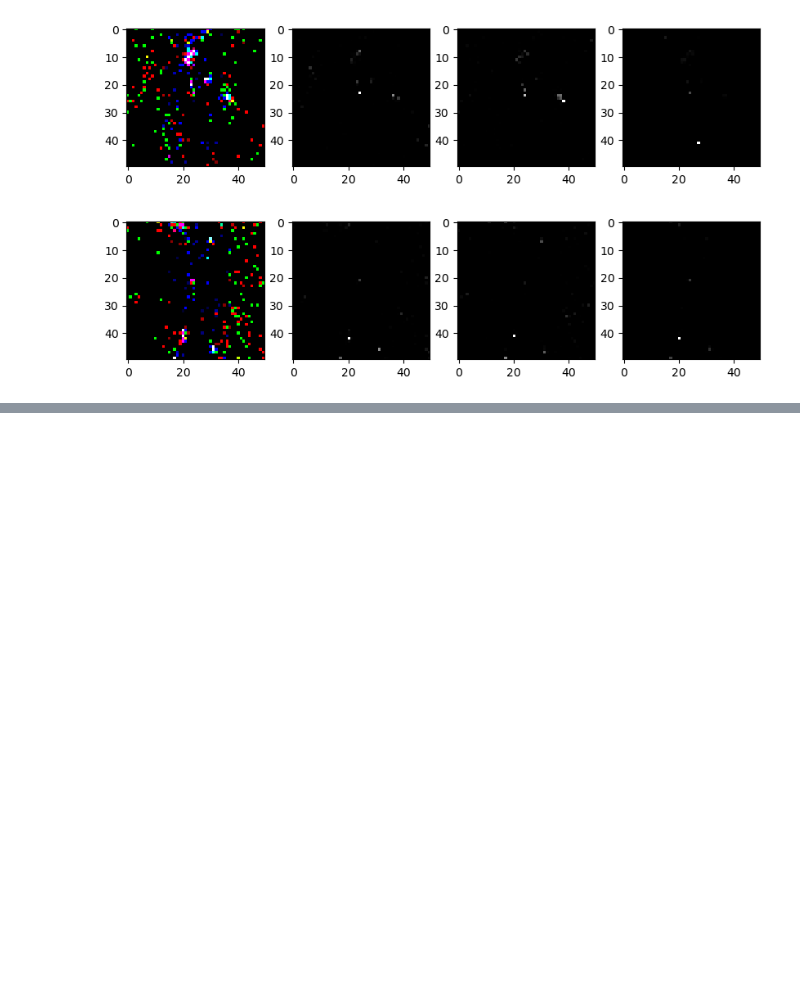
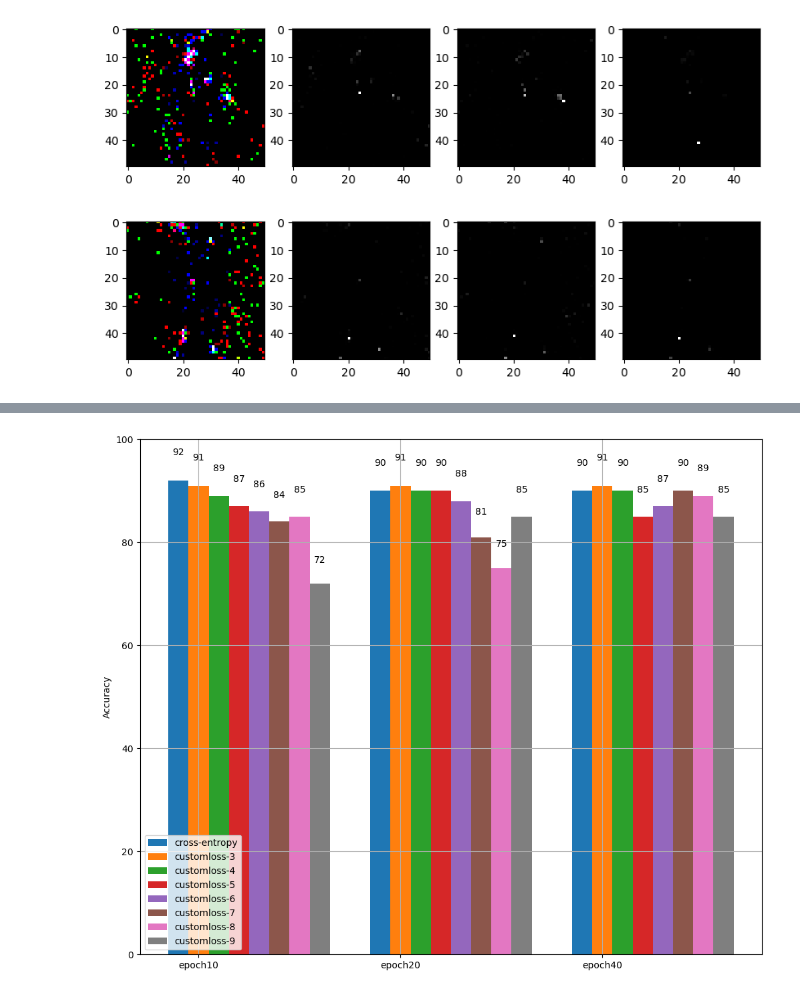
Before and after one commit to 591291-hvl/Bachelor, a Jupyter notebook: Code/notebooks/Tester/visualizer.ipynb, the cells around one changed output, grey strips where cells are left out. Drawn from its saved outputs; the diff is of its cells as text; code cells hidden in the pictures; blank space fills up the shorter version.

Commit message:
barplot for cnn and resnet34

```diff
--- a/Code/notebooks/Tester/visualizer.ipynb
+++ b/Code/notebooks/Tester/visualizer.ipynb
@@ -184,3 +198,19 @@ createMultiBarPlot(numbers, classes, axis, colors)
+# %%
+#RESNET34 AVERAGE
+numbers = [
+    [92,90,90],
+    [91,91,91],
+    [89,90,90],
+    [87,90,85],
+    [86,88,87],
+    [84,81,90],
+    [85,75,89],
+    [72,85,85]
+]
+
+createMultiBarPlot(numbers, classes, axis, colors)
+# %% [output]
+[figure, added]
 # %%
 import numpy as np
 import matplotlib.pyplot as plt
```
Also changed, not shown: parts of 2 cells of this notebook.
